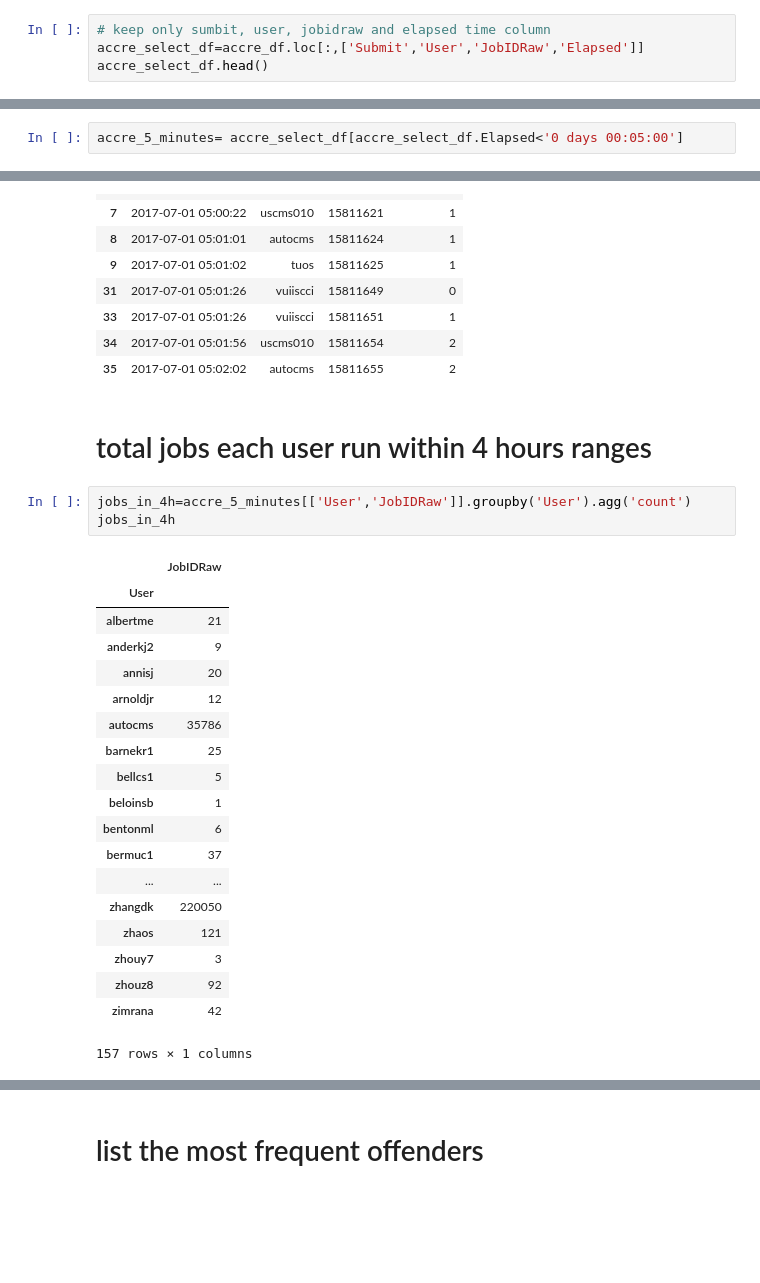
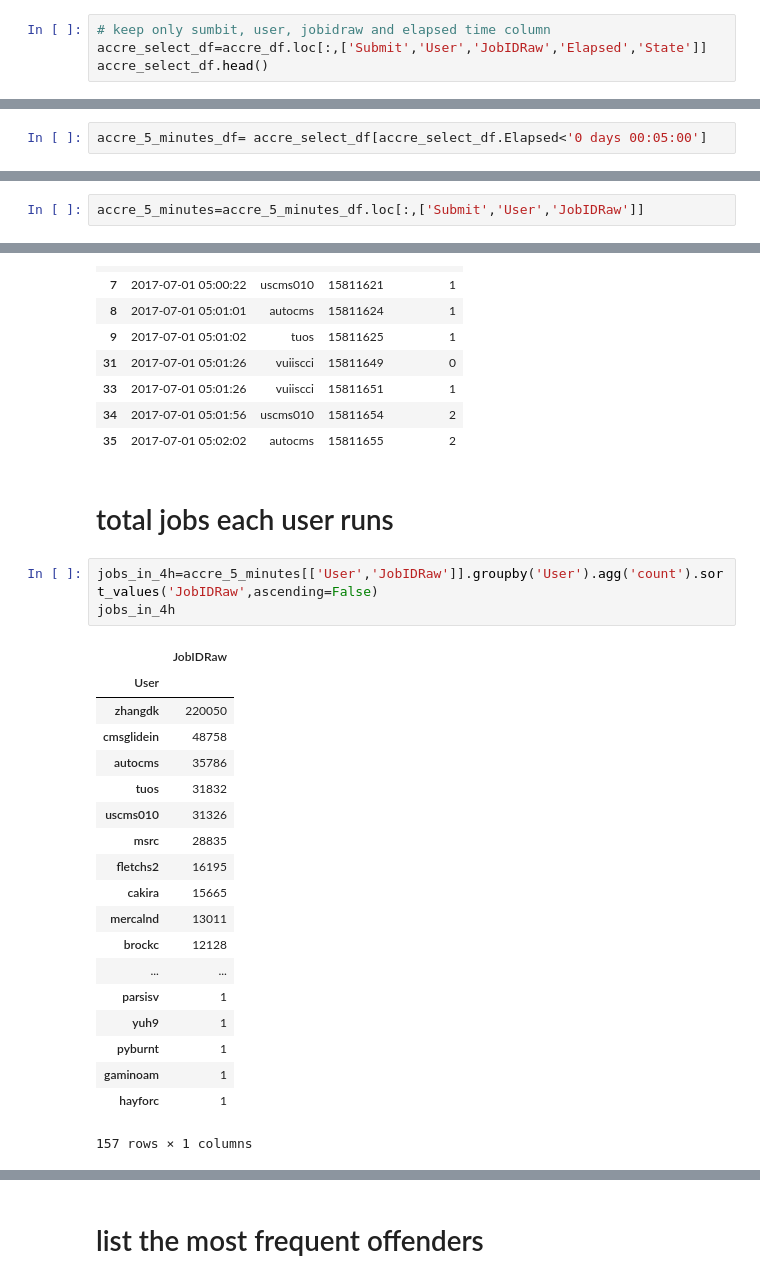
Before and after one commit to asidamo/Analysis-of-Job-Logs, a Jupyter notebook: Q2_AmanuelAccre.ipynb, the cells around one changed output, grey strips where cells are left out. Cells and saved outputs as stored; diff of their text form; blank space fills up the shorter version.

```diff
--- a/Q2_AmanuelAccre.ipynb
+++ b/Q2_AmanuelAccre.ipynb
@@ -89,6 +89,6 @@ accre_df['Elapsed'].head()
 Name: Elapsed, dtype: timedelta64[ns]
 # %%
 # keep only sumbit, user, jobidraw and elapsed time column
-accre_select_df=accre_df.loc[:,['Submit','User','JobIDRaw','Elapsed']]
+accre_select_df=accre_df.loc[:,['Submit','User','JobIDRaw','Elapsed','State']]
 accre_select_df.head()
 # %% [output]
@@ -101,4 +101,4 @@ accre_select_df.head()
 # %% [markdown]
 # sort the the accre_select_df by Elapsed time and user name in ascending order.
 # %%
-accre_5_minutes= accre_select_df[accre_select_df.Elapsed<'0 days 00:05:00']
+accre_5_minutes_df= accre_select_df[accre_select_df.Elapsed<'0 days 00:05:00']
@@ -105,3 +107,5 @@ accre_5_minutes= accre_select_df[accre_select_df.Elapsed<'0 days 00:05:00']
+# %%
+accre_5_minutes=accre_5_minutes_df.loc[:,['Submit','User','JobIDRaw']]
 # %%
 accre_5_minutes.head(10)
 # %% [output]
@@ -220,28 +207,28 @@ accre_5_minutes.head(10)
 | 34 | 2017-07-01 05:01:56 | uscms010 | 15811654 | 2 |
 | 35 | 2017-07-01 05:02:02 | autocms | 15811655 | 2 |
 # %% [markdown]
-# total jobs each user run within 4 hours ranges
+# total jobs each user runs
 # %%
-jobs_in_4h=accre_5_minutes[['User','JobIDRaw']].groupby('User').agg('count')
+jobs_in_4h=accre_5_minutes[['User','JobIDRaw']].groupby('User').agg('count').sort_values('JobIDRaw',ascending=False)
 jobs_in_4h
 # %% [output]
 |  | JobIDRaw |
 | User |  |
-| albertme | 21 |
-| anderkj2 | 9 |
-| annisj | 20 |
-| arnoldjr | 12 |
+| zhangdk | 220050 |
+| cmsglidein | 48758 |
 | autocms | 35786 |
-| barnekr1 | 25 |
-| bellcs1 | 5 |
-| beloinsb | 1 |
-| bentonml | 6 |
-| bermuc1 | 37 |
+| tuos | 31832 |
+| uscms010 | 31326 |
+| msrc | 28835 |
+| fletchs2 | 16195 |
+| cakira | 15665 |
+| mercalnd | 13011 |
+| brockc | 12128 |
 | ... | ... |
-| zhangdk | 220050 |
-| zhaos | 121 |
-| zhouy7 | 3 |
-| zhouz8 | 92 |
-| zimrana | 42 |
+| parsisv | 1 |
+| yuh9 | 1 |
+| pyburnt | 1 |
+| gaminoam | 1 |
+| hayforc | 1 |
 157 rows × 1 columns
 # %% [markdown]
```
Also changed, not shown: parts of 32 cells of this notebook.
